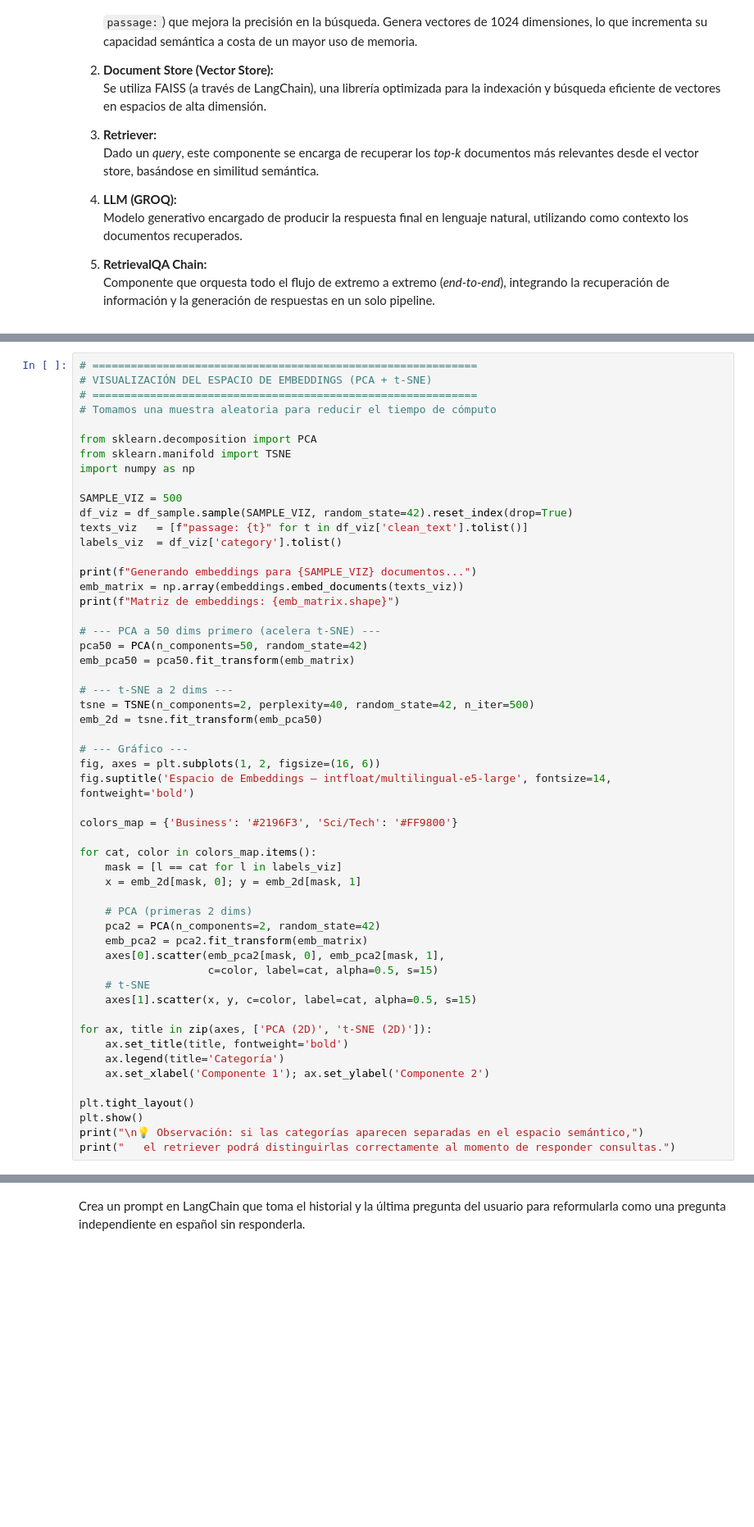
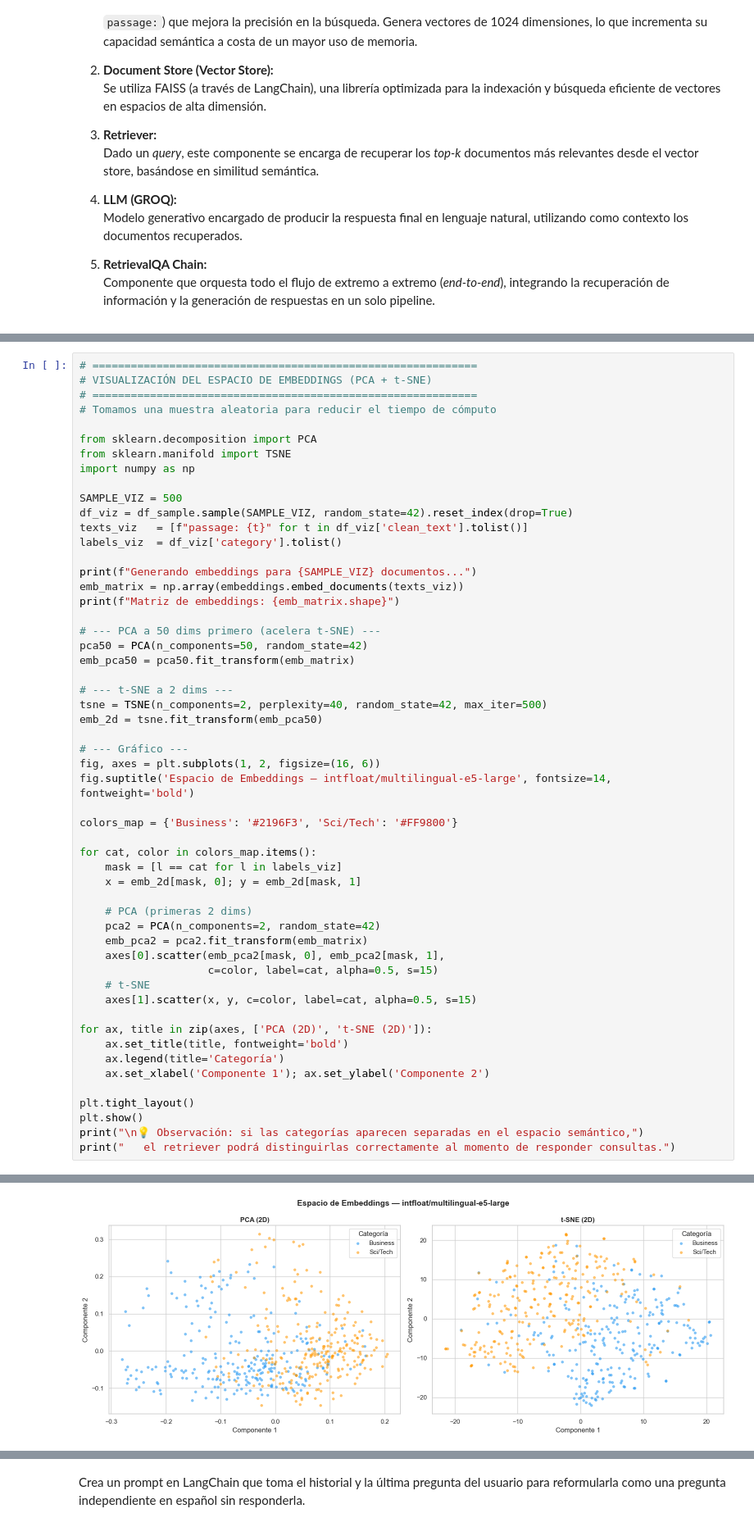
Before and after one commit to sebastianb92/nlp-labs, a Jupyter notebook: Session6/1-Chatbot-langchain.ipynb, the cells around one changed output, grey strips where cells are left out. Shown at 82% size. Cells and saved outputs as stored; diff of their text form; blank space fills up the shorter version.

```diff
--- a/Session6/1-Chatbot-langchain.ipynb
+++ b/Session6/1-Chatbot-langchain.ipynb
@@ -322,7 +433,7 @@ pca50 = PCA(n_components=50, random_state=42)
 emb_pca50 = pca50.fit_transform(emb_matrix)
 
 # --- t-SNE a 2 dims ---
-tsne = TSNE(n_components=2, perplexity=40, random_state=42, n_iter=500)
+tsne = TSNE(n_components=2, perplexity=40, random_state=42, max_iter=500)
 emb_2d = tsne.fit_transform(emb_pca50)
 
 # --- Gráfico ---
@@ -352,3 +463,4 @@ plt.tight_layout()
 plt.show()
 print("\n💡 Observación: si las categorías aparecen separadas en el espacio semántico,")
 print("   el retriever podrá distinguirlas correctamente al momento de responder consultas.")
+# %% [output]
@@ -354,0 +469 @@ print("   el retriever podrá distinguirlas correctamente al momento de responde
+[figure, added]
```
Also changed, not shown: parts of 34 cells of this notebook.
